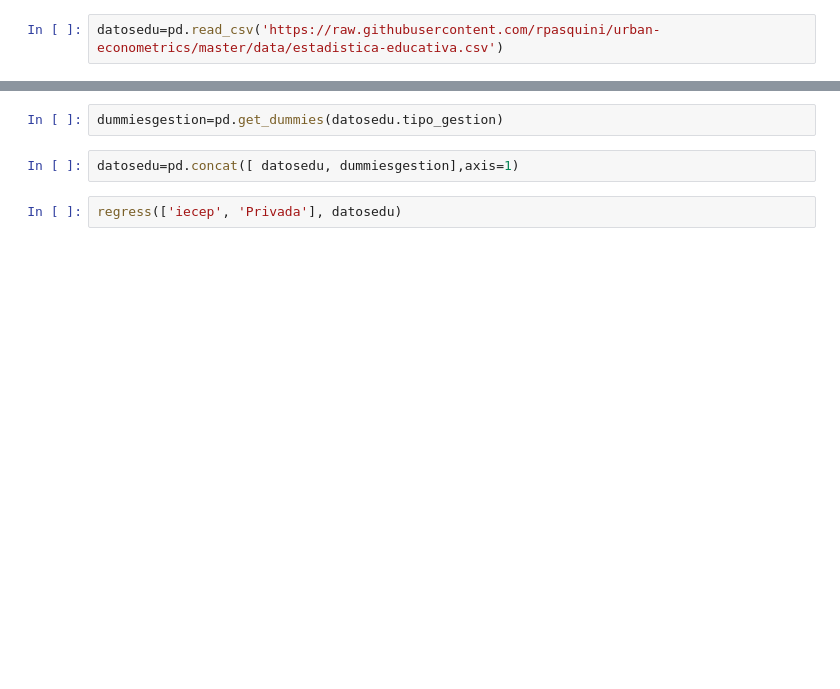
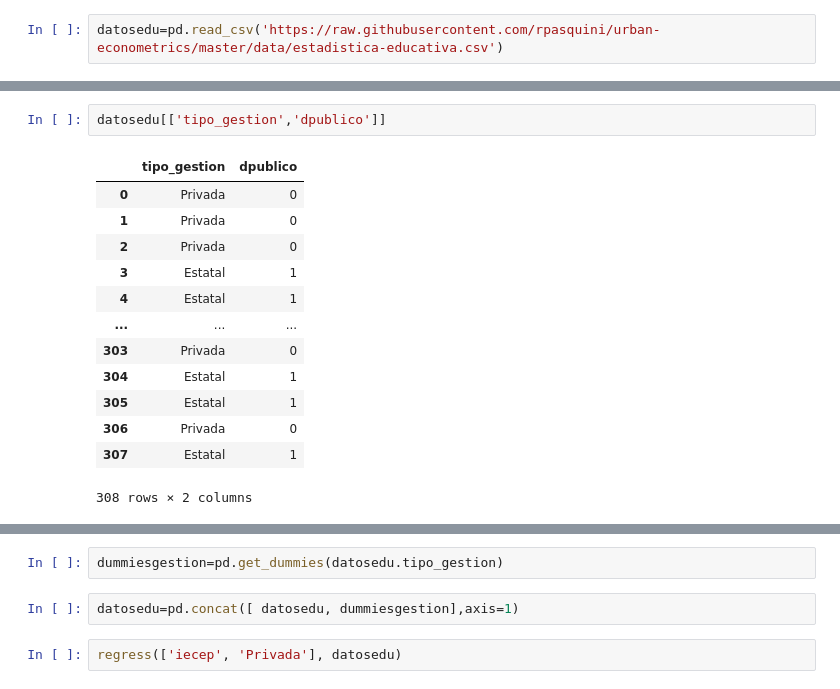
Before and after one commit to rpasquini/herramientas-econometricas-2022, a Jupyter notebook: Ejemplos_Regresion_Multiple.ipynb, the cells around one changed output, grey strips where cells are left out. Drawn from its saved outputs; the diff is of its cells as text; blank space fills up the shorter version.

```diff
--- a/Ejemplos_Regresion_Multiple.ipynb
+++ b/Ejemplos_Regresion_Multiple.ipynb
@@ -154,0 +207,16 @@ datosedu=pd.read_csv('https://raw.githubusercontent.com/rpasquini/urban-economet
+# %%
+datosedu[['tipo_gestion','dpublico']]
+# %% [output]
+|  | tipo_gestion | dpublico |
+| 0 | Privada | 0 |
+| 1 | Privada | 0 |
+| 2 | Privada | 0 |
+| 3 | Estatal | 1 |
+| 4 | Estatal | 1 |
+| ... | ... | ... |
+| 303 | Privada | 0 |
+| 304 | Estatal | 1 |
+| 305 | Estatal | 1 |
+| 306 | Privada | 0 |
+| 307 | Estatal | 1 |
+308 rows × 2 columns
```
Also changed, not shown: parts of 13 cells of this notebook.
